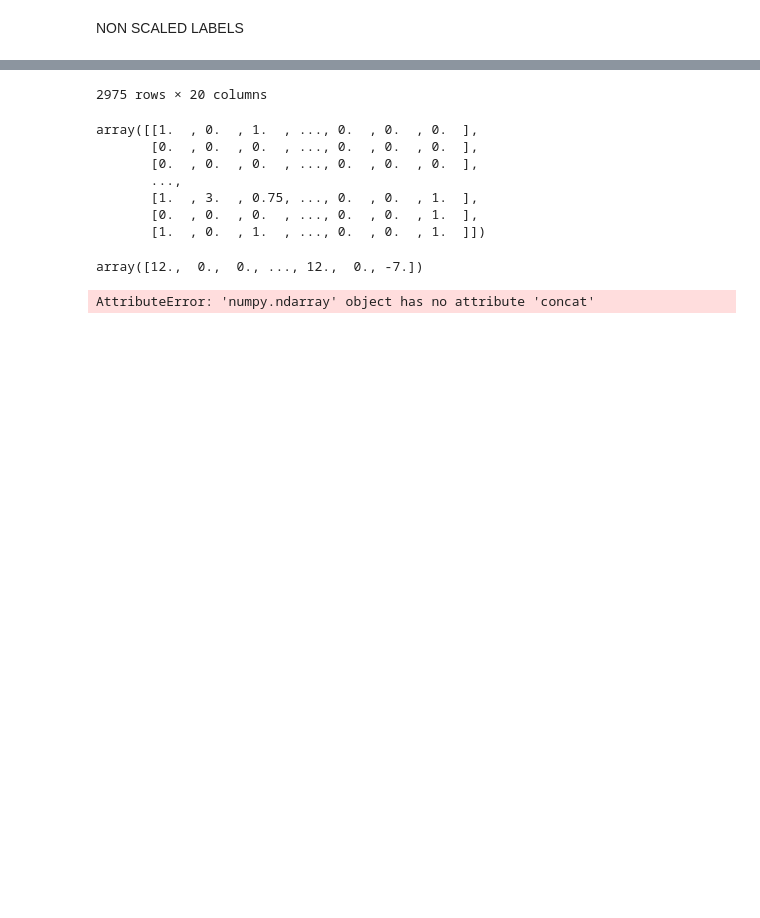
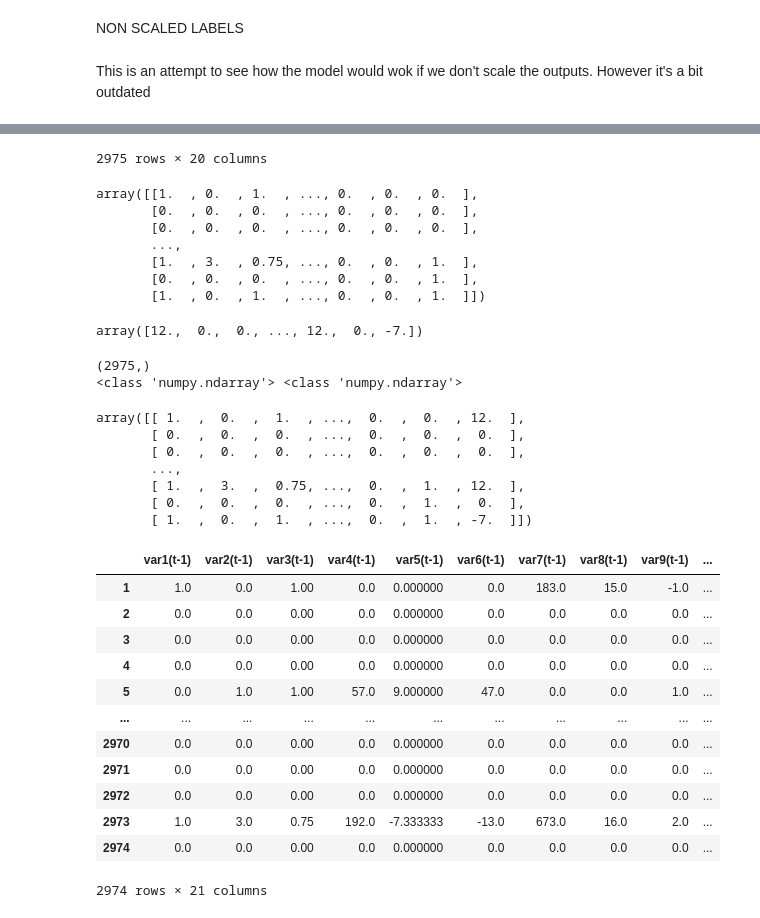
Before and after one commit to junzis/atdelay, a Jupyter notebook: LSTM_model.ipynb, the cells around one changed output, grey strips where cells are left out. Drawn from its saved outputs; the diff is of its cells as text; code cells hidden in the pictures; blank space fills up the shorter version.

```diff
--- a/LSTM_model.ipynb
+++ b/LSTM_model.ipynb
@@ -340,5 +345,7 @@ Test MAE2: 0.796
 # %% [markdown]
 NON SCALED LABELS
+# %% [markdown]
+This is an attempt to see how the model would wok if we don't scale the outputs. However it's a bit outdated
 # %%
 def series_to_supervised(data, n_in=1, n_out=1, dropnan=True):
 	n_vars = 1 if type(data) is list else data.shape[1]
@@ -368,25 +375,6 @@ def series_to_supervised(data, n_in=1, n_out=1, dropnan=True):
 dataset = generateNNdata("EHAM", timeslotLength=15, catagoricalFlightDuration=False)
 dataset = dataset.set_index("timeslot")
 
-# dataset.columns = [
-#     "departing",
-#     "arriving",
-#     "lowcost",
-#     "arrivalsFlightDuration",
-#     "departuresFlightDuration",
-#     "planes",
-#     "weekend",
-#     "winter",
-#     "spring",
-#     "summer",
-#     "autumn",
-#     "night",
-#     "morning",
-#     "afternoon",
-#     "evening",
-# 	# "arrivalsArrivalDelay",
-# 	"departuresDepartureDelay"
-# ]
 
 dataset.drop(columns=['departuresArrivalDelay','arrivalsArrivalDelay'])
 label = dataset.pop('departuresDepartureDelay')
@@ -406,44 +394,69 @@ values = dataset.values
 X, y = values[:,:-1], values[:,-1]
 display(X)
 display(y)
+print(y.shape)
+print(type(X), type(y))
 # ensure all data is float
 values = values.astype('float32')
 # normalize features
 scaler = MinMaxScaler(feature_range=(0, 1))
 scaled = scaler.fit_transform(X)
 # display(scaled)
-scaled = X.concat(y)
+y = y.reshape((len(y), 1))
+scaled = concatenate((X, y), axis=1)
+display(scaled)
 # frame as supervised learning
 number_of_time_steps = 1
 number_of_outputs = 1
 reframed = series_to_supervised(scaled, n_in=number_of_time_steps, n_out=number_of_outputs)
 # drop columns we don't want to predict
-# reframed.drop(reframed.columns[[9,10,11,12,13,14,15]], axis=1, inplace=True)  # I don't think we need this, but not sure
+reframed.drop(reframed.columns[[i for i in range(20,39)]], axis=1, inplace=True)  # I don't think we need this, but not sure
 display(reframed)
 # %% [output]
 |  | departing | arriving | lowcost | arrivalsFlightDuration | arrivalsDepartureDelay | arrivalsArrivalDelay | ... |
 | timeslot |  |  |  |  |  |  | ... |
 | 2018-03-01 00:15:00 | 1 | 0 | 1.00 | 0.0 | 0.000000 | 0.0 | ... |
 | 2018-03-01 00:30:00 | 0 | 0 | 0.00 | 0.0 | 0.000000 | 0.0 | ... |
 | 2018-03-01 00:45:00 | 0 | 0 | 0.00 | 0.0 | 0.000000 | 0.0 | ... |
 | 2018-03-01 01:00:00 | 0 | 0 | 0.00 | 0.0 | 0.000000 | 0.0 | ... |
 | 2018-03-01 01:15:00 | 0 | 1 | 1.00 | 57.0 | 9.000000 | 47.0 | ... |
 | ... | ... | ... | ... | ... | ... | ... | ... |
 | 2018-03-31 22:45:00 | 0 | 0 | 0.00 | 0.0 | 0.000000 | 0.0 | ... |
 | 2018-03-31 23:00:00 | 0 | 0 | 0.00 | 0.0 | 0.000000 | 0.0 | ... |
 | 2018-03-31 23:15:00 | 1 | 3 | 0.75 | 192.0 | -7.333333 | -13.0 | ... |
 | 2018-03-31 23:30:00 | 0 | 0 | 0.00 | 0.0 | 0.000000 | 0.0 | ... |
 | 2018-03-31 23:45:00 | 1 | 0 | 1.00 | 0.0 | 0.000000 | 0.0 | ... |
 2975 rows × 20 columns
 array([[1.  , 0.  , 1.  , ..., 0.  , 0.  , 0.  ],
        [0.  , 0.  , 0.  , ..., 0.  , 0.  , 0.  ],
        [0.  , 0.  , 0.  , ..., 0.  , 0.  , 0.  ],
        ...,
        [1.  , 3.  , 0.75, ..., 0.  , 0.  , 1.  ],
        [0.  , 0.  , 0.  , ..., 0.  , 0.  , 1.  ],
        [1.  , 0.  , 1.  , ..., 0.  , 0.  , 1.  ]])
 array([12.,  0.,  0., ..., 12.,  0., -7.])
-AttributeError: 'numpy.ndarray' object has no attribute 'concat'
+(2975,)
+<class 'numpy.ndarray'> <class 'numpy.ndarray'>
+array([[ 1.  ,  0.  ,  1.  , ...,  0.  ,  0.  , 12.  ],
+       [ 0.  ,  0.  ,  0.  , ...,  0.  ,  0.  ,  0.  ],
+       [ 0.  ,  0.  ,  0.  , ...,  0.  ,  0.  ,  0.  ],
+       ...,
+       [ 1.  ,  3.  ,  0.75, ...,  0.  ,  1.  , 12.  ],
+       [ 0.  ,  0.  ,  0.  , ...,  0.  ,  1.  ,  0.  ],
+       [ 1.  ,  0.  ,  1.  , ...,  0.  ,  1.  , -7.  ]])
+|  | var1(t-1) | var2(t-1) | var3(t-1) | var4(t-1) | var5(t-1) | var6(t-1) | var7(t-1) | var8(t-1) | var9(t-1) | ... |
+| 1 | 1.0 | 0.0 | 1.00 | 0.0 | 0.000000 | 0.0 | 183.0 | 15.0 | -1.0 | ... |
+| 2 | 0.0 | 0.0 | 0.00 | 0.0 | 0.000000 | 0.0 | 0.0 | 0.0 | 0.0 | ... |
+| 3 | 0.0 | 0.0 | 0.00 | 0.0 | 0.000000 | 0.0 | 0.0 | 0.0 | 0.0 | ... |
+| 4 | 0.0 | 0.0 | 0.00 | 0.0 | 0.000000 | 0.0 | 0.0 | 0.0 | 0.0 | ... |
+| 5 | 0.0 | 1.0 | 1.00 | 57.0 | 9.000000 | 47.0 | 0.0 | 0.0 | 1.0 | ... |
+| ... | ... | ... | ... | ... | ... | ... | ... | ... | ... | ... |
+| 2970 | 0.0 | 0.0 | 0.00 | 0.0 | 0.000000 | 0.0 | 0.0 | 0.0 | 0.0 | ... |
+| 2971 | 0.0 | 0.0 | 0.00 | 0.0 | 0.000000 | 0.0 | 0.0 | 0.0 | 0.0 | ... |
+| 2972 | 0.0 | 0.0 | 0.00 | 0.0 | 0.000000 | 0.0 | 0.0 | 0.0 | 0.0 | ... |
+| 2973 | 1.0 | 3.0 | 0.75 | 192.0 | -7.333333 | -13.0 | 673.0 | 16.0 | 2.0 | ... |
+| 2974 | 0.0 | 0.0 | 0.00 | 0.0 | 0.000000 | 0.0 | 0.0 | 0.0 | 0.0 | ... |
+2974 rows × 21 columns
 # %%
 # split into train and test sets
 values = reframed.values
```
Also changed, not shown: parts of 18 cells of this notebook.
